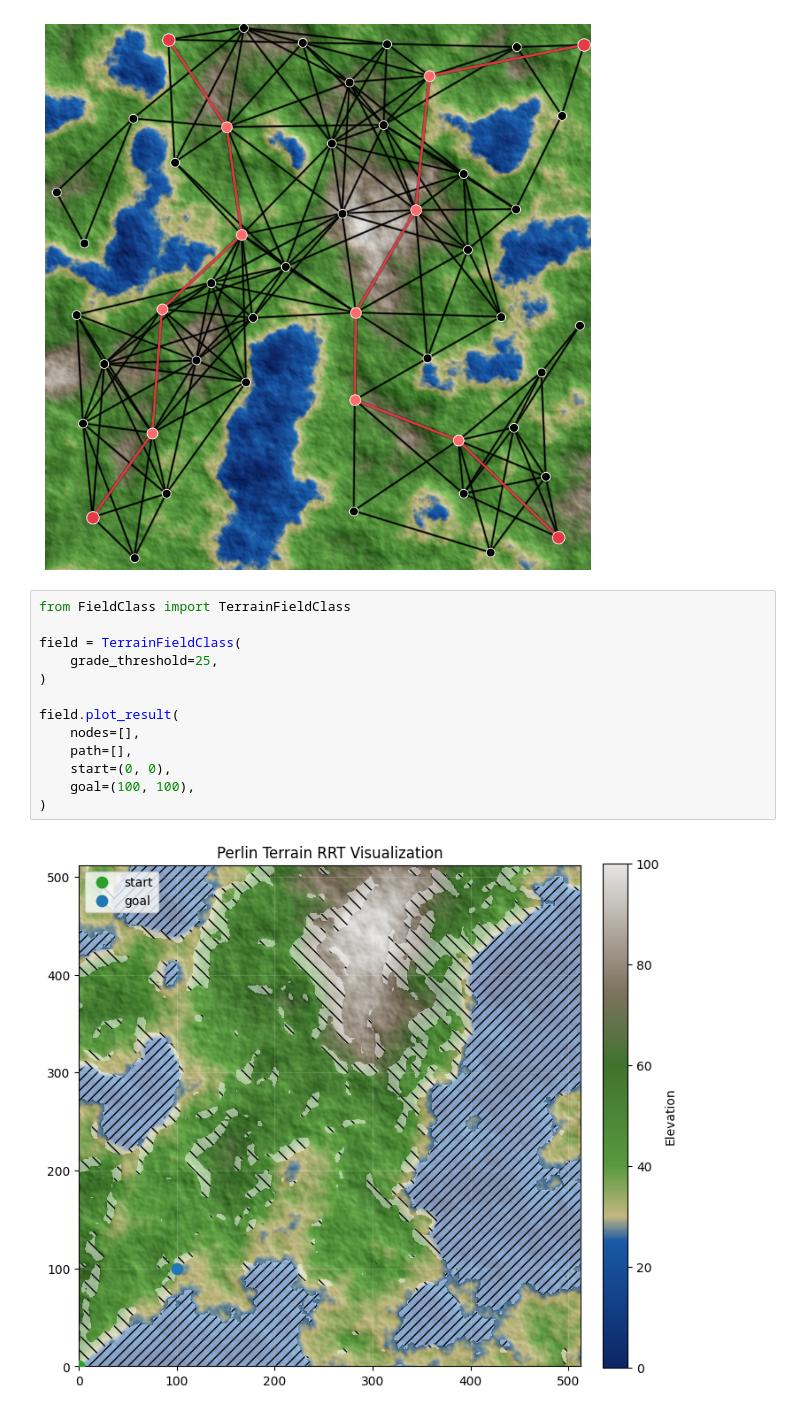
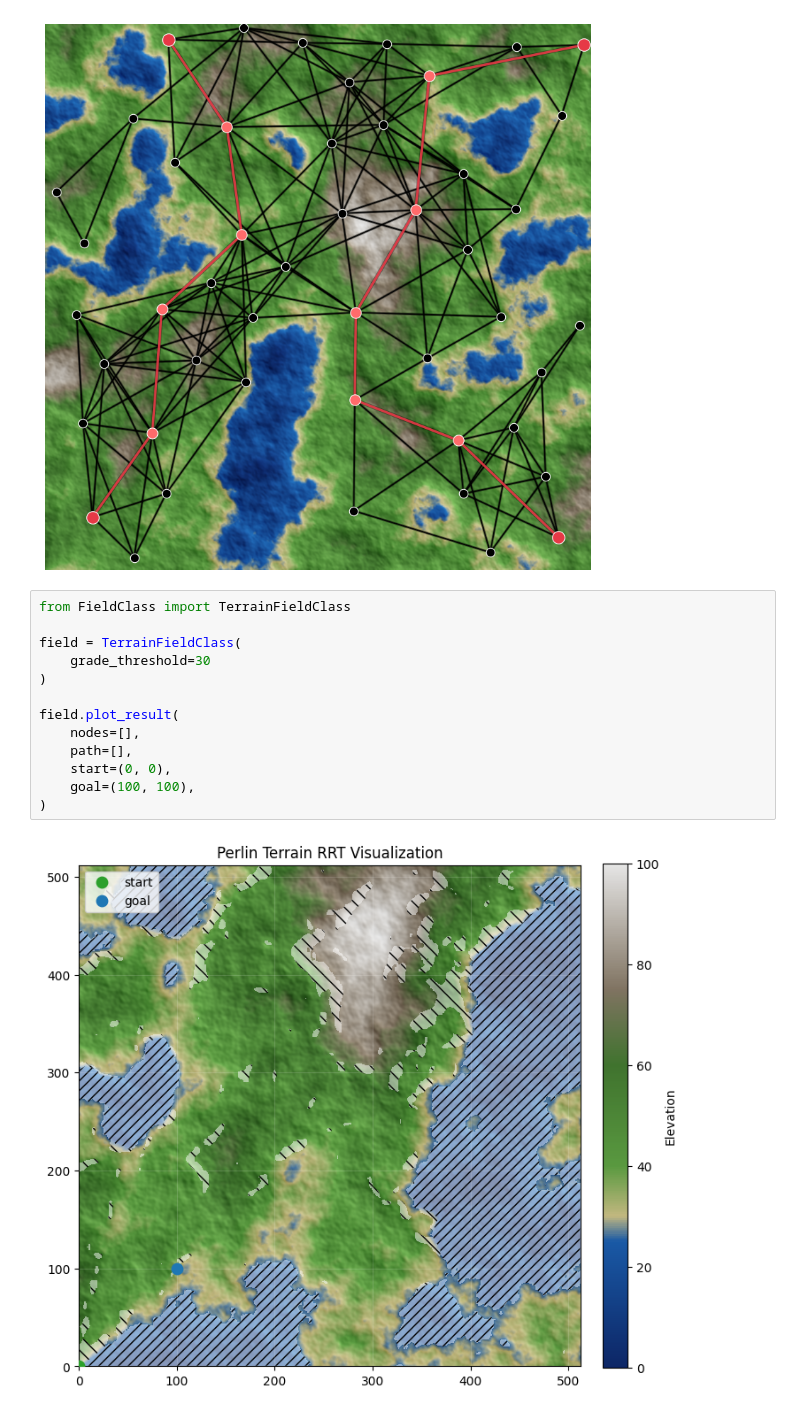
Before and after one commit to davidfobar/dMRdRRT, a Jupyter notebook: ProjectProposal.ipynb, the cells around one changed output. Saved outputs shown, nothing was run; the diff lists cells and outputs as text.

```diff
--- a/terrain.ipynb
+++ b/ProjectProposal.ipynb
@@ -314,15 +314,15 @@ Right path (7 nodes): [17, 5, 23, 21, 15, 33, 22]
 # %%
 from FieldClass import TerrainFieldClass
 
 field = TerrainFieldClass(
-    grade_threshold=25,
+    grade_threshold=30
 )
 
 field.plot_result(
     nodes=[],
     path=[],
     start=(0, 0),
     goal=(100, 100),
 )
 # %% [output]
-[figure, old version]
+[figure, new version]
```
Also changed, not shown: 8 other files.
